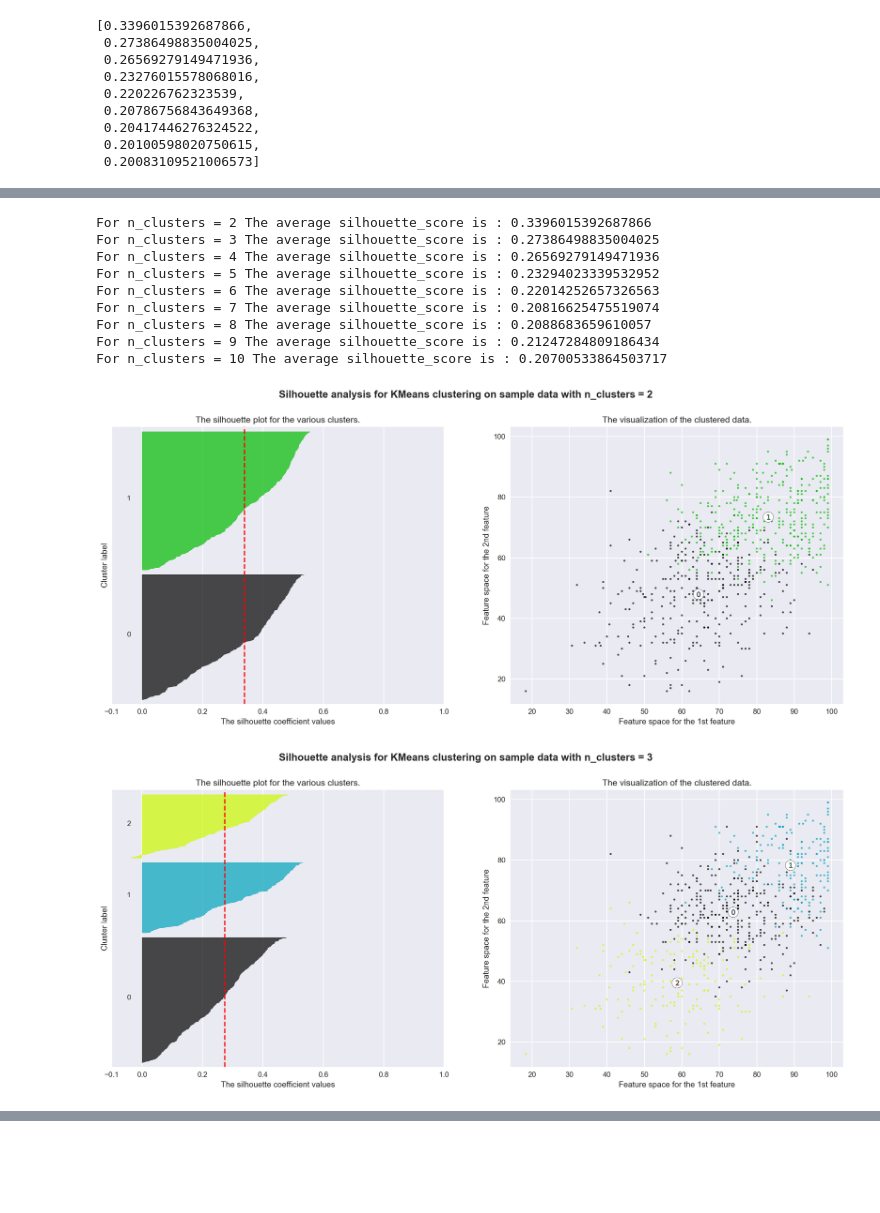
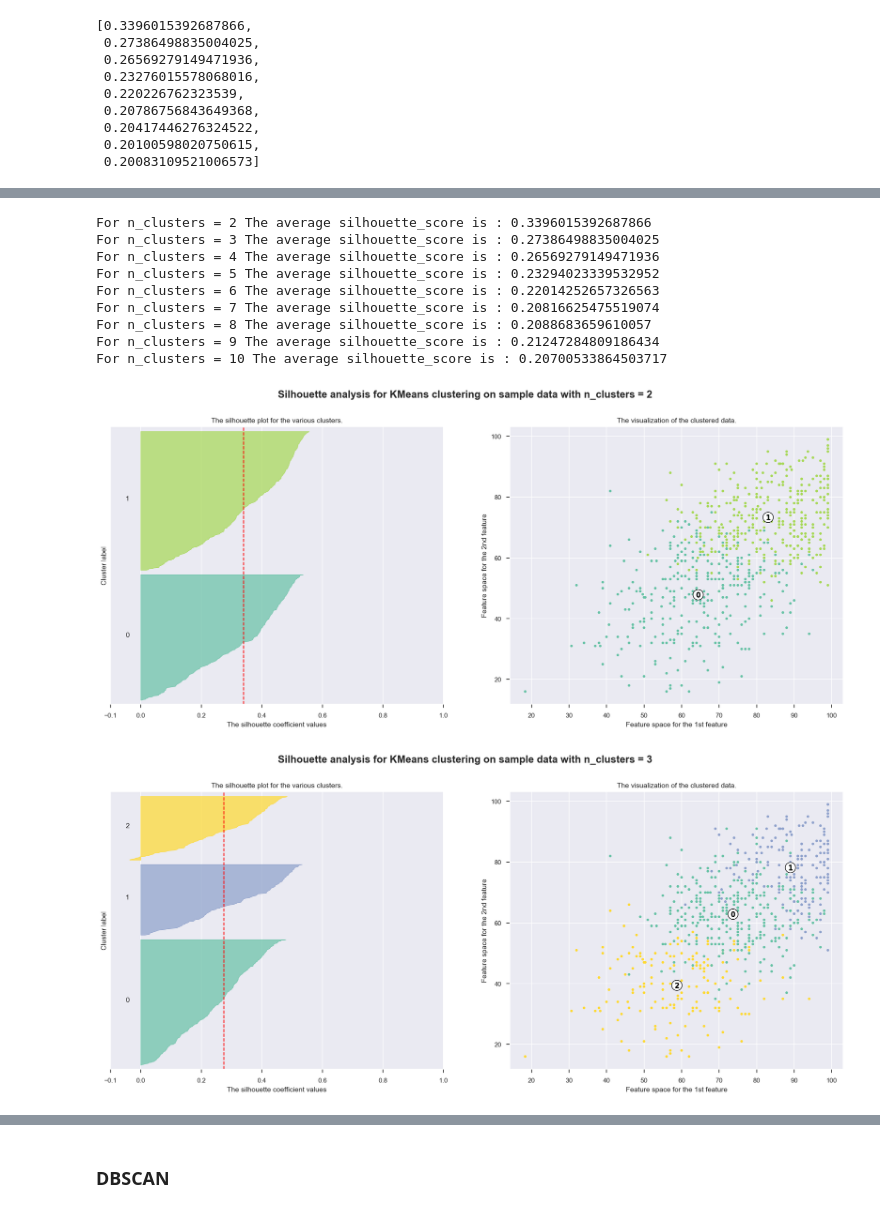
Before and after one commit to javierorman/clustering_schools, a Jupyter notebook: schools.ipynb, the cells around one changed output, grey strips where cells are left out. Saved outputs shown, nothing was run; the diff lists cells and outputs as text; code cells hidden in the pictures; blank space fills up the shorter version.

Commit message:
Started DBSCAN

```diff
--- a/schools.ipynb
+++ b/schools.ipynb
@@ -12,9 +12,12 @@ import seaborn as sns
 plt.style.use('seaborn')
 plt.rcParams['figure.dpi'] = 160
 viz_config = {'color': 'c', 'alpha': 0.4}
+sns.set_context('paper')
 
 # Machine Learning
 from sklearn.cluster import KMeans
+from sklearn.cluster import DBSCAN
+from sklearn.neighbors import NearestNeighbors
 from sklearn.metrics import silhouette_score
 
 random_state=42
@@ -184,6 +187,7 @@ plt.ylabel('Silhouette Score');
 # %%
 ### COPIED FROM https://scikit-learn.org/stable/auto_examples/cluster/plot_kmeans_silhouette_analysis.html###
 
+from sklearn.metrics import silhouette_samples, silhouette_score
 import matplotlib.cm as cm
 
 range_n_clusters = range(2,11)
@@ -228,7 +232,7 @@ for n_clusters in range_n_clusters:
         size_cluster_i = ith_cluster_silhouette_values.shape[0]
         y_upper = y_lower + size_cluster_i
 
-        color = cm.nipy_spectral(float(i) / n_clusters)
+        color = cm.Set2(float(i) / n_clusters)
         ax1.fill_betweenx(np.arange(y_lower, y_upper),
                           0, ith_cluster_silhouette_values,
                           facecolor=color, edgecolor=color, alpha=0.7)
@@ -250,38 +254,38 @@ for n_clusters in range_n_clusters:
     ax1.set_xticks([-0.1, 0, 0.2, 0.4, 0.6, 0.8, 1])
 
     # 2nd Plot showing the actual clusters formed
-    colors = cm.nipy_spectral(cluster_labels.astype(float) / n_clusters)
-    ax2.scatter(X[:, 0], X[:, 1], marker='.', s=30, lw=0, alpha=0.7,
+    colors = cm.Set2(cluster_labels.astype(float) / n_clusters)
+    ax2.scatter(X[:, 0], X[:, 1], marker='.', s=50, lw=0, alpha=1,
                 c=colors, edgecolor='k')
 
     # Labeling the clusters
     centers = clusterer.cluster_centers_
     # Draw white circles at cluster centers
     ax2.scatter(centers[:, 0], centers[:, 1], marker='o',
                 c="white", alpha=1, s=200, edgecolor='k')
 
     for i, c in enumerate(centers):
         ax2.scatter(c[0], c[1], marker='$%d$' % i, alpha=1,
                     s=50, edgecolor='k')
 
     ax2.set_title("The visualization of the clustered data.")
     ax2.set_xlabel("Feature space for the 1st feature")
     ax2.set_ylabel("Feature space for the 2nd feature")
 
     plt.suptitle(("Silhouette analysis for KMeans clustering on sample data "
                   "with n_clusters = %d" % n_clusters),
                  fontsize=14, fontweight='bold')
 
 plt.show();
 # %% [output]
 For n_clusters = 2 The average silhouette_score is : 0.3396015392687866
 For n_clusters = 3 The average silhouette_score is : 0.27386498835004025
 For n_clusters = 4 The average silhouette_score is : 0.26569279149471936
 For n_clusters = 5 The average silhouette_score is : 0.23294023339532952
 For n_clusters = 6 The average silhouette_score is : 0.22014252657326563
 For n_clusters = 7 The average silhouette_score is : 0.20816625475519074
 For n_clusters = 8 The average silhouette_score is : 0.2088683659610057
 For n_clusters = 9 The average silhouette_score is : 0.21247284809186434
 For n_clusters = 10 The average silhouette_score is : 0.20700533864503717
-[figure, old version]
+[figure, new version]
-[figure, old version]
+[figure, new version]
@@ -294,0 +299,2 @@ For n_clusters = 10 The average silhouette_score is : 0.20700533864503717
+# %% [markdown]
+### DBSCAN
```
Also changed, not shown: parts of 5 cells of this notebook.
